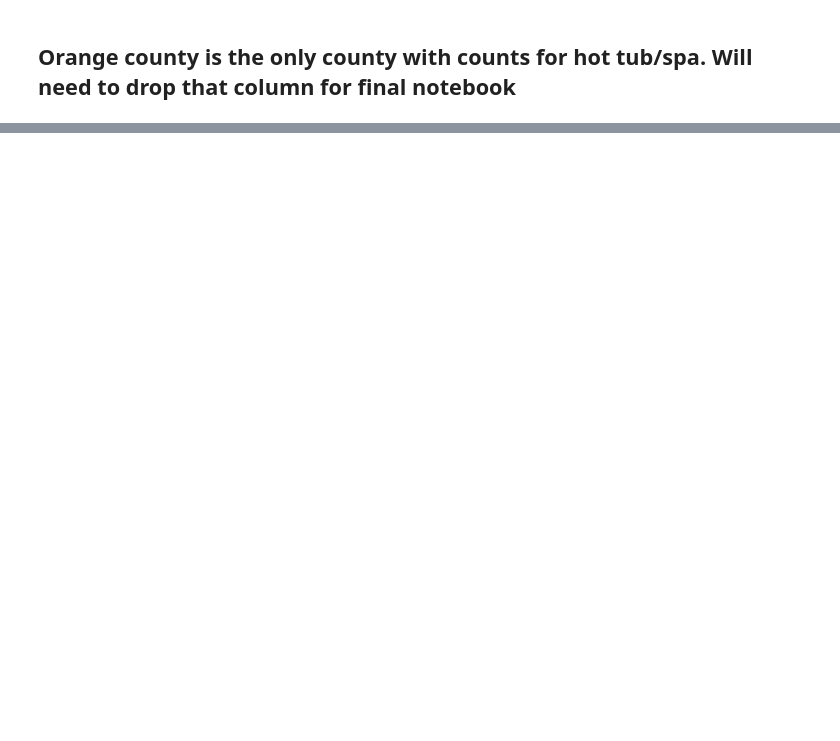
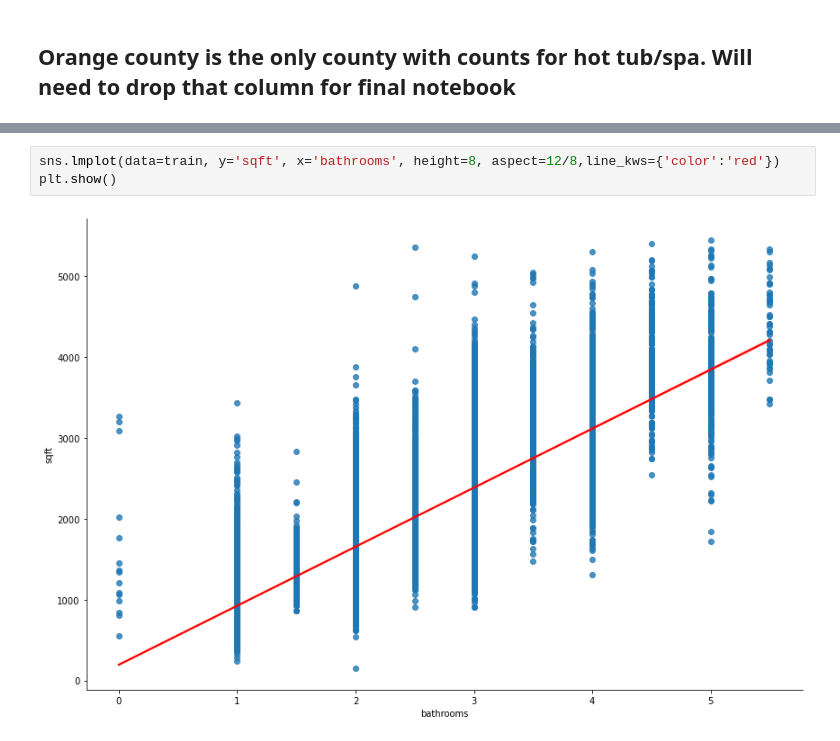
Before and after one commit to DanChurchill/regression_project_zillow, a Jupyter notebook: explore_draft.ipynb, the cells around one changed output, grey strips where cells are left out. Cells and saved outputs as stored; diff of their text form; blank space fills up the shorter version.

```diff
--- a/explore_draft.ipynb
+++ b/explore_draft.ipynb
@@ -122,3 +146,8 @@ explore.corr_plot(train)
+# %%
+sns.lmplot(data=train, y='sqft', x='bathrooms', height=8, aspect=12/8,line_kws={'color':'red'})
+plt.show()
+# %% [output]
+[figure, added]
 # %%
 # test target variable distribution plot
 explore.target_dist(train)
```
Also changed, not shown: parts of 31 cells of this notebook, 2 other files.
